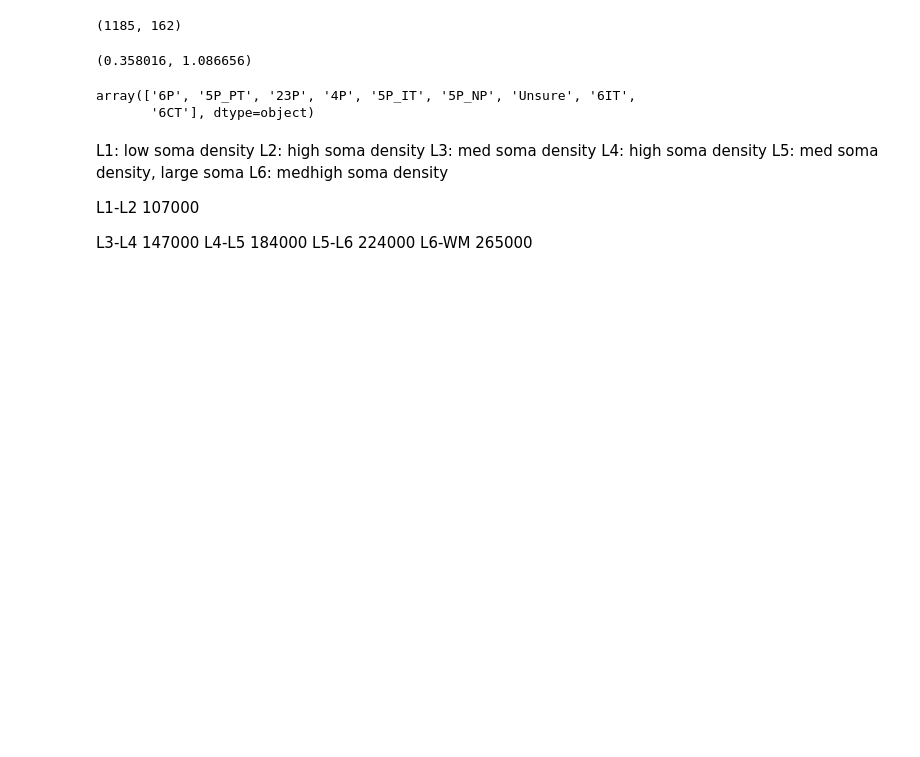
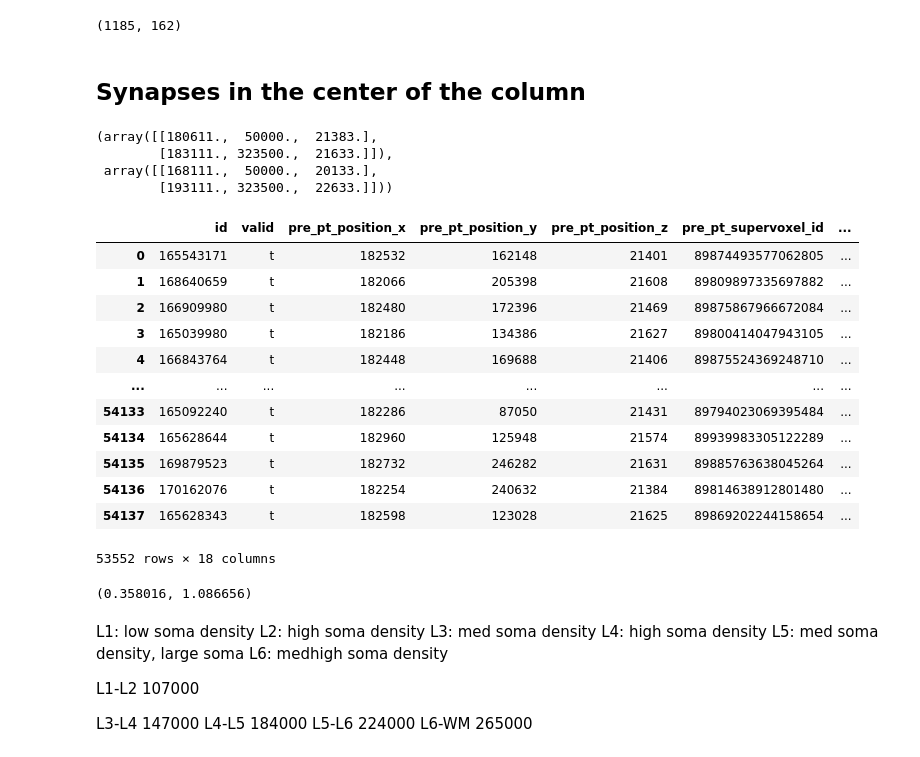
Before and after one commit to AllenInstitute/cortical-layers, a Jupyter notebook: layer-analysis.ipynb, the cells around one changed output. Drawn from its saved outputs; the diff is of its cells as text; code cells hidden in the pictures; blank space fills up the shorter version.

```diff
--- a/layer-analysis.ipynb
+++ b/layer-analysis.ipynb
@@ -32,0 +18,7 @@ WARNING:root:201 - "Limited query to 200000 rows
+# %%
+all_cells = client.materialize.query_table("allen_soma_coarse_cell_class_model_v1")
+all_cells["num_soma"] = all_cells.groupby("pt_root_id").transform("count")["valid"]
+cells_by_root = all_cells.copy()
+cells_by_root.index = cells_by_root.pt_root_id
+# %%
+valid_ids = set(all_cells.query("num_soma == 1").pt_root_id)
@@ -52,3 +76,20 @@ def in_bbox(p):
 auto_col_cells = auto_cells[auto_cells.pt_position.apply(in_bbox)]
 auto_exc_cells = auto_col_cells.query("classification_system == 'aibs_coarse_excitatory'")
 auto_inh_cells = auto_col_cells.query("classification_system == 'aibs_coarse_inhibitory'")
+# %% [markdown]
+## Synapses in the center of the column
+# %%
+syn_bbox = bbox.copy()
+sample_width = 10_000  # nm square cross section
+x_vx_width = sample_width / resolution[0]
+z_vx_width = sample_width / resolution[2]
+syn_bbox[0, 0] = bbox[0, 0] + (bbox[1, 0] - bbox[0, 0]) / 2
+syn_bbox[1, 0] = syn_bbox[0, 0] + x_vx_width
+syn_bbox[0, 2] = bbox[0, 2] + (bbox[1, 2] - bbox[0, 2]) / 2
+syn_bbox[1, 2] = syn_bbox[0, 2] + z_vx_width
+syn_bbox, bbox
+# %% [output]
+(array([[180611.,  50000.,  21383.],
+        [183111., 323500.,  21633.]]),
+ array([[168111.,  50000.,  20133.],
+        [193111., 323500.,  22633.]]))
@@ -55,3 +98,52 @@ auto_inh_cells = auto_col_cells.query("classification_system == 'aibs_coarse_inh
+# %%
+cell_types = ["exc", "BC", "BPC", "MC", "NGC"]
+ctype_to_layer = {"23P": "23",
+                 "4P": "4",
+                 "5P_PT": "5",
+                 "5P_IT": "5",
+                 "5P_NP": "5",
+                 "6P": "6",
+                 "6CT": "6",
+                 "6IT": "6"}
+# %%
+synapses["pre_type"] = [(cells_by_root.loc[root].cell_type if root in valid_ids else "N/A") for root in synapses.pre_pt_root_id]
+synapses["post_type"] = [(cells_by_root.loc[root].cell_type if root in valid_ids else "N/A") for root in synapses.post_pt_root_id]
+syn_depths = synapses.ctr_pt_position_y.values * y_resolution / 1_000_000
+syn_depths_by_pre = dict((t, []) for t in cell_types)
+syn_depths_by_post = dict((t, []) for t in cell_types)
+for i in synapses.index:
+    # pre
+    syn = synapses.loc[i]
+    if syn.pre_type in ctype_to_layer.keys():
+        syn_depths_by_pre["exc"].append(syn.ctr_pt_position_y * y_resolution / 1_000_000)
+    elif syn.pre_type in syn_depths_by_pre.keys():
+        syn_depths_by_pre[syn.pre_type].append(syn.ctr_pt_position_y * y_resolution / 1_000_000)
+
+    # post
+    if syn.post_type in ctype_to_layer.keys():
+        syn_depths_by_post["exc"].append(syn.ctr_pt_position_y * y_resolution / 1_000_000)
+    elif syn.post_type in syn_depths_by_post.keys():
+        syn_depths_by_post[syn.post_type].append(syn.ctr_pt_position_y * y_resolution / 1_000_000)
+for t in syn_depths_by_pre:
+    syn_depths_by_pre[t] = np.array(syn_depths_by_pre[t])
+for t in syn_depths_by_post:
+    syn_depths_by_post[t] = np.array(syn_depths_by_post[t])
+
+synapses
+# %% [output]
+|  | id | valid | pre_pt_position_x | pre_pt_position_y | pre_pt_position_z | pre_pt_supervoxel_id | ... |
+| 0 | 165543171 | t | 182532 | 162148 | 21401 | 89874493577062805 | ... |
+| 1 | 168640659 | t | 182066 | 205398 | 21608 | 89809897335697882 | ... |
+| 2 | 166909980 | t | 182480 | 172396 | 21469 | 89875867966672084 | ... |
+| 3 | 165039980 | t | 182186 | 134386 | 21627 | 89800414047943105 | ... |
+| 4 | 166843764 | t | 182448 | 169688 | 21406 | 89875524369248710 | ... |
+| ... | ... | ... | ... | ... | ... | ... | ... |
+| 54133 | 165092240 | t | 182286 | 87050 | 21431 | 89794023069395484 | ... |
+| 54134 | 165628644 | t | 182960 | 125948 | 21574 | 89939983305122289 | ... |
+| 54135 | 169879523 | t | 182732 | 246282 | 21631 | 89885763638045264 | ... |
+| 54136 | 170162076 | t | 182254 | 240632 | 21384 | 89814638912801480 | ... |
+| 54137 | 165628343 | t | 182598 | 123028 | 21625 | 89869202244158654 | ... |
+53552 rows × 18 columns
 # %%
 # cross sectional area to be layered
 xarea = resolution[0] * resolution[2] * (bbox[1][0] - bbox[0][0]) * (bbox[1][2] - bbox[0][2]) / 1_000_000 ** 2
@@ -62,8 +154,3 @@ max_y = max(pt[1] * y_resolution / 1_000_000 for pt in auto_col_cells.pt_positio
 min_y, max_y
 # %% [output]
 (0.358016, 1.086656)
-# %%
-exc_cells.cell_type.unique()
-# %% [output]
-array(['6P', '5P_PT', '23P', '4P', '5P_IT', '5P_NP', 'Unsure', '6IT',
-       '6CT'], dtype=object)
```
Also changed, not shown: parts of 31 cells of this notebook, 1 other file.
